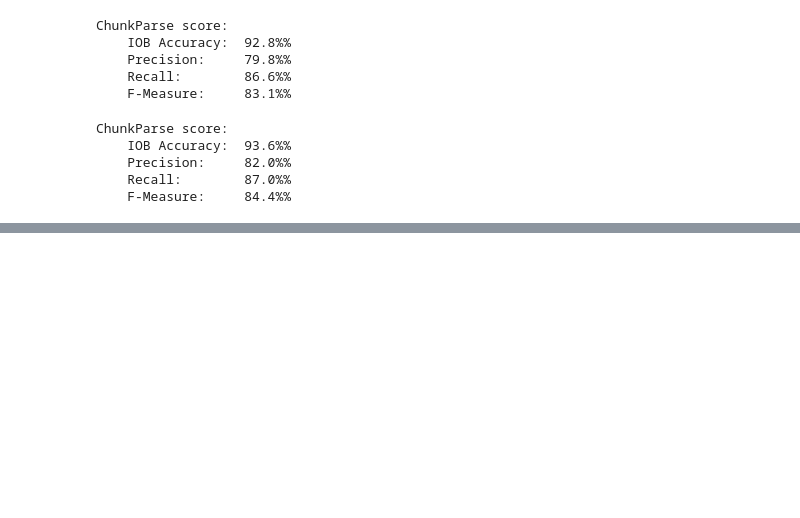
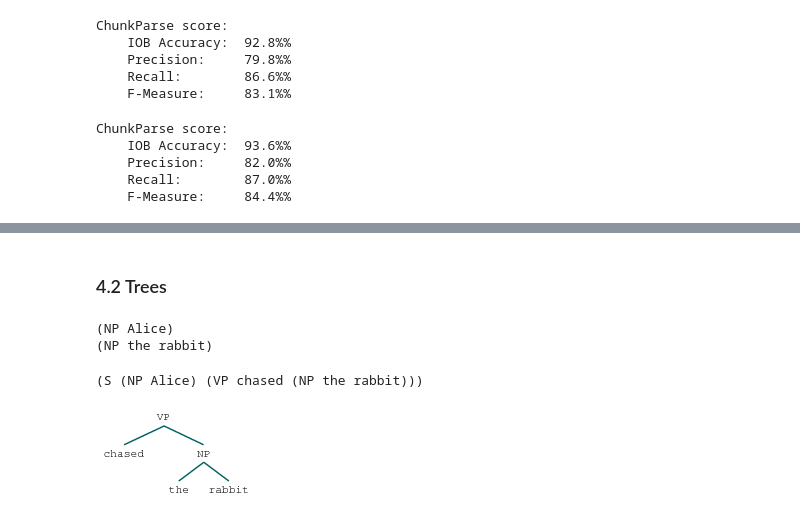
Before and after one commit to DaielChom/Dev-UIS, a Jupyter notebook: [Py] Problemas/tarea_primo_wilson/Information_text_wilson_homework.ipynb, the cells around one changed output, grey strips where cells are left out. Drawn from its saved outputs; the diff is of its cells as text; code cells hidden in the pictures; blank space fills up the shorter version.

```diff
--- a/[Py] Problemas/tarea_primo_wilson/Information_text_wilson_homework.ipynb
+++ b/[Py] Problemas/tarea_primo_wilson/Information_text_wilson_homework.ipynb
@@ -483,0 +593,21 @@ ChunkParse score:
+# %% [markdown]
+### 4.2   Trees
+# %%
+tree1 = nltk.Tree('NP', ['Alice'])
+print(tree1)
+
+tree2 = nltk.Tree('NP', ['the', 'rabbit'])
+print(tree2)
+# %% [output]
+(NP Alice)
+(NP the rabbit)
+# %%
+tree3 = nltk.Tree('VP', ['chased', tree2])
+tree4 = nltk.Tree('S', [tree1, tree3])
+print(tree4)
+# %% [output]
+(S (NP Alice) (VP chased (NP the rabbit)))
+# %%
+tree4[1]
+# %% [output]
+[figure, added]
```
Also changed, not shown: parts of 29 cells of this notebook, 2 other files.
